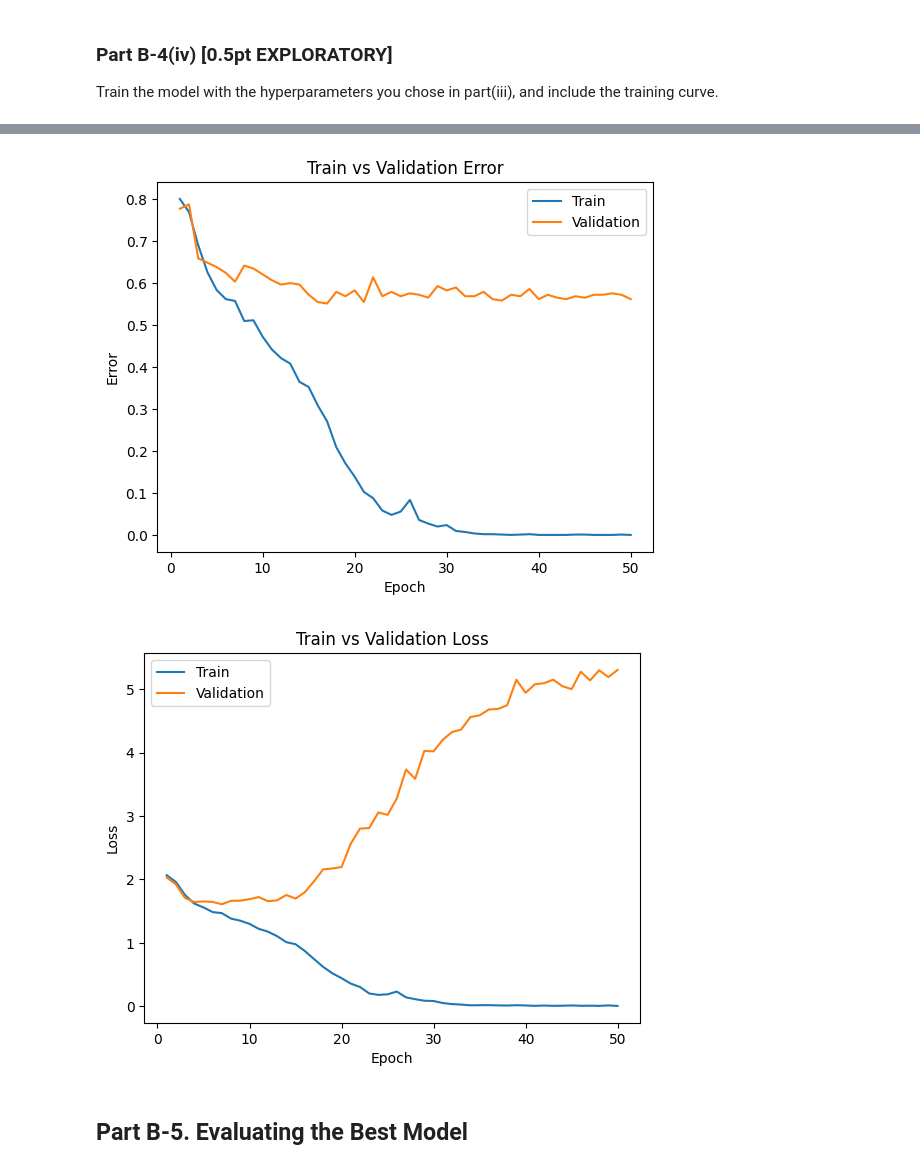
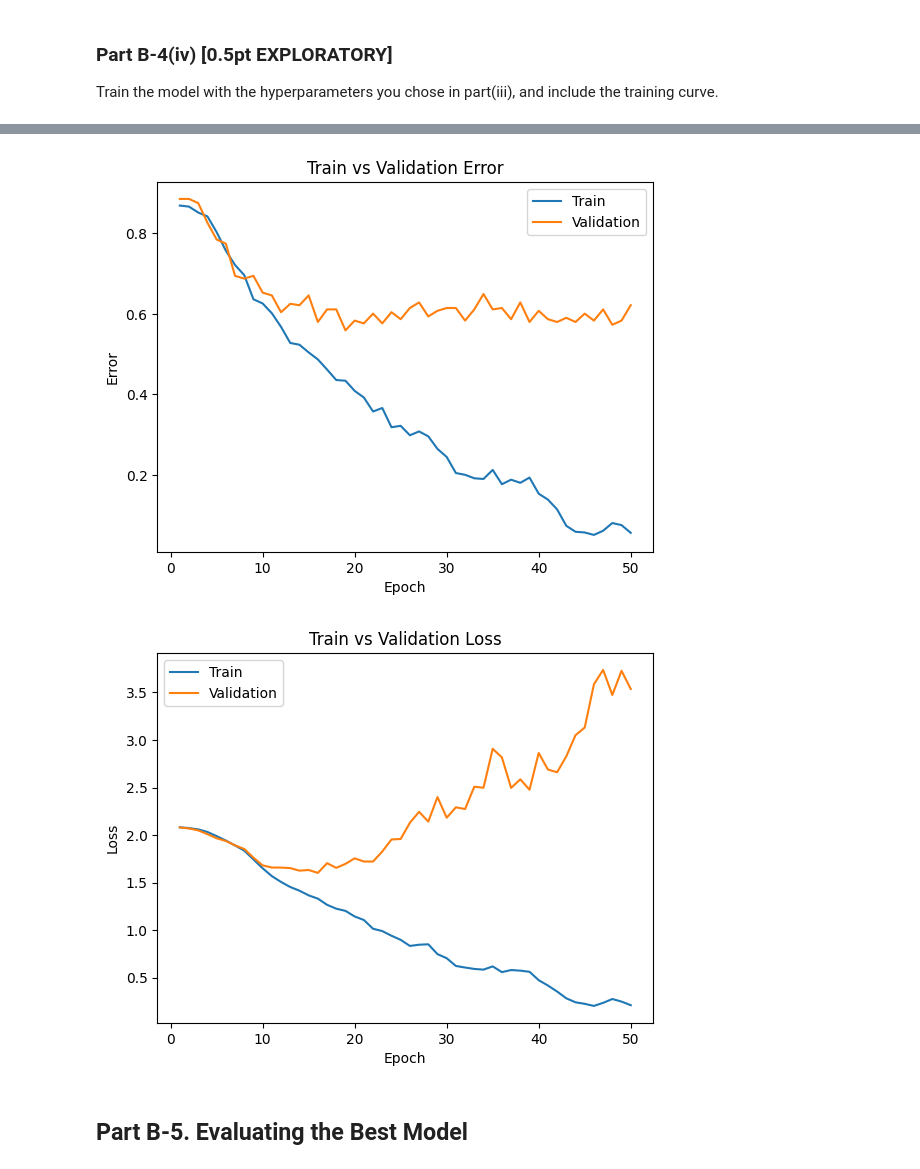
Before and after one commit to Fulankeee/MIE1517-Project-1, a Jupyter notebook: A1.ipynb, the cells around one changed output, grey strips where cells are left out. Drawn from its saved outputs; the diff is of its cells as text; code cells hidden in the pictures.

```diff
--- a/A1.ipynb
+++ b/A1.ipynb
@@ -1171,11 +1179,11 @@ Train the model with the hyperparameters you chose in part(iii), and include the
 # TO BE COMPLETED
 large_net = LargeNet()
 start_time = time.time()
-train_net(large_net, batch_size=64, learning_rate=0.003, num_epochs=50)
+train_net(large_net, batch_size=128, learning_rate=0.003, num_epochs=50)
 end_time = time.time()
 elapsed_time = end_time - start_time
 print(f"Total time elapsed: {elapsed_time:.2f} seconds")
 
-model_name = get_model_name("large", batch_size=64, learning_rate=0.003, epoch=49)
+model_name = get_model_name("large", batch_size=128, learning_rate=0.003, epoch=49)
 plot_training_curve(model_name)
 # %% [output]
@@ -1199,5 +1207,5 @@ Total time elapsed: 427.86 seconds
-[figure, old version]
+[figure, new version]
-[figure, old version]
+[figure, new version]
 # %% [markdown]
 ## Part B-5. Evaluating the Best Model
 # %% [markdown]
```
Also changed, not shown: parts of 21 cells of this notebook.
